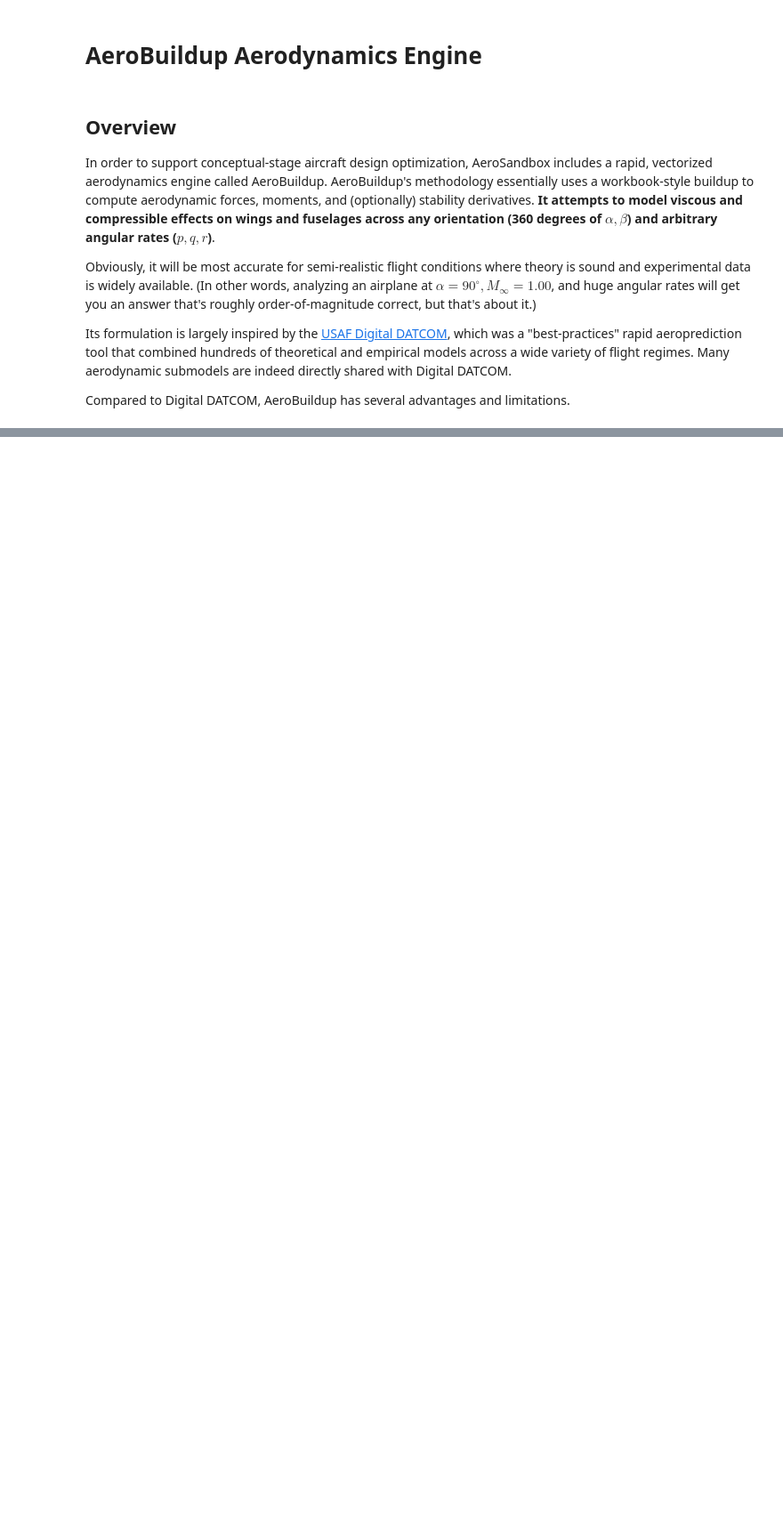
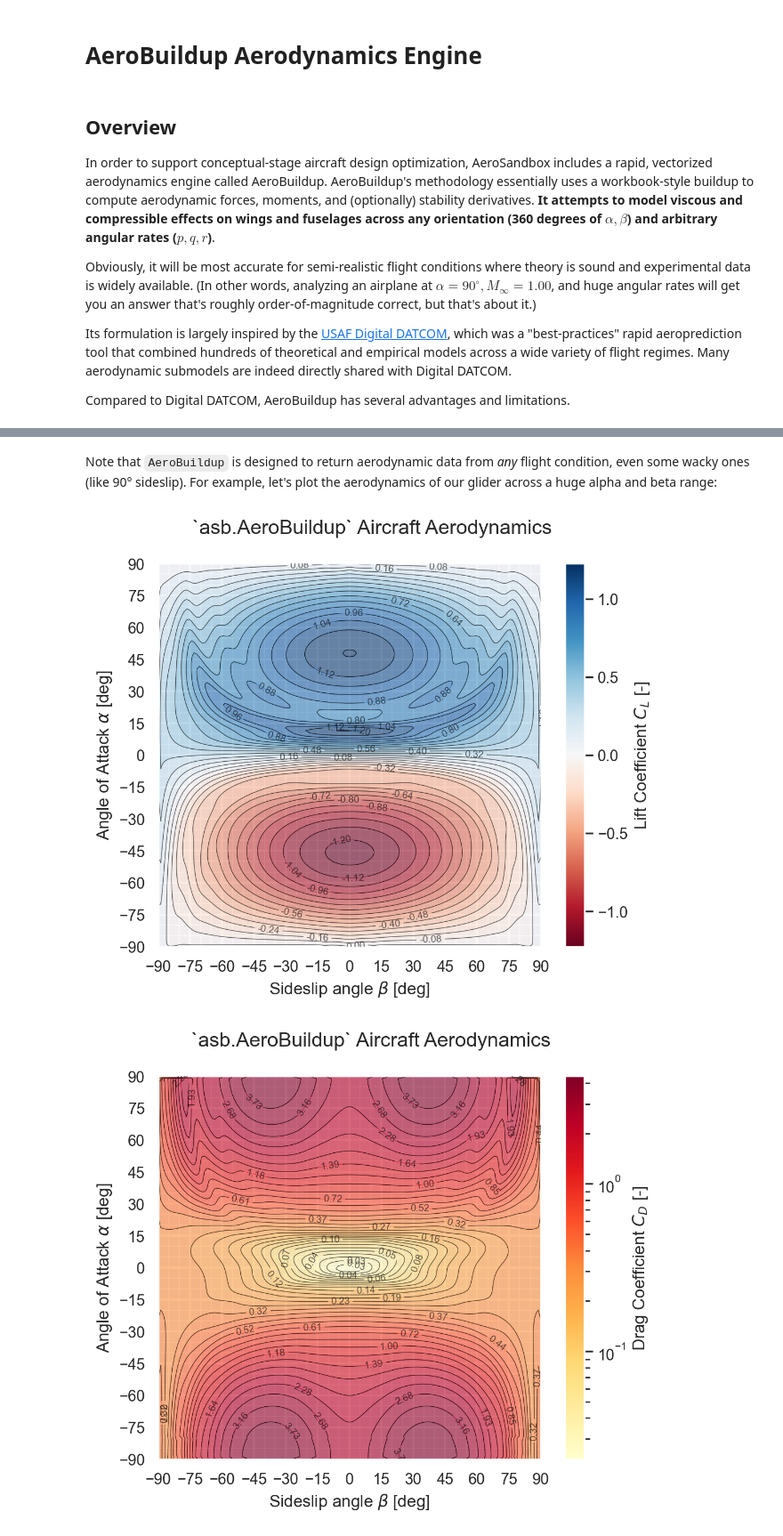
Before and after one commit to peterdsharpe/AeroSandbox, a Jupyter notebook: tutorial/06 - Aerodynamics/01 - AeroSandbox 3D Aerodynamics Tools/03 - AeroBuildup Aerodynamics Engine/01 - AeroBuildup Overview.ipynb, the cells around one changed output, grey strips where cells are left out. Shown at 89% size. Drawn from its saved outputs; the diff is of its cells as text; code cells hidden in the pictures; blank space fills up the shorter version.

```diff
--- a/tutorial/06 - Aerodynamics/01 - AeroSandbox 3D Aerodynamics Tools/03 - AeroBuildup Aerodynamics Engine/01 - AeroBuildup Overview.ipynb
+++ b/tutorial/06 - Aerodynamics/01 - AeroSandbox 3D Aerodynamics Tools/03 - AeroBuildup Aerodynamics Engine/01 - AeroBuildup Overview.ipynb
@@ -14,0 +221,63 @@ Compared to Digital DATCOM, AeroBuildup has several advantages and limitations.
+# %% [markdown]
+Note that `AeroBuildup` is designed to return aerodynamic data from *any* flight condition, even some wacky ones (like 90° sideslip). For example, let's plot the aerodynamics of our glider across a huge alpha and beta range:
+# %%
+Beta, Alpha = np.meshgrid(np.linspace(-90, 90, 150), np.linspace(-90, 90, 150))
+aero = asb.AeroBuildup(
+    airplane=airplane,
+    op_point=asb.OperatingPoint(
+        velocity=10,
+        alpha=Alpha.flatten(),
+        beta=Beta.flatten()
+    ),
+).run()
+
+
+def show():
+    p.set_ticks(15, 5, 15, 5)
+    p.equal()
+    p.show_plot(
+        "`asb.AeroBuildup` Aircraft Aerodynamics",
+        r"Sideslip angle $\beta$ [deg]",
+        r"Angle of Attack $\alpha$ [deg]"
+    )
+
+
+fig, ax = plt.subplots(figsize=(6, 5))
+p.contour(
+    Beta, Alpha, aero["CL"].reshape(Alpha.shape),
+    colorbar_label="Lift Coefficient $C_L$ [-]",
+    linelabels_format=lambda x: f"{x:.2f}",
+    linelabels_fontsize=7,
+    cmap="RdBu",
+    alpha=0.6
+)
+plt.clim(*np.array([-1, 1]) * np.max(np.abs(aero["CL"])))
+show()
+
+fig, ax = plt.subplots(figsize=(6, 5))
+p.contour(
+    Beta, Alpha, aero["CD"].reshape(Alpha.shape),
+    colorbar_label="Drag Coefficient $C_D$ [-]",
+    linelabels_format=lambda x: f"{x:.2f}",
+    linelabels_fontsize=7,
+    z_log_scale=True,
+    cmap="YlOrRd",
+    alpha=0.6
+)
+show()
+
+fig, ax = plt.subplots(figsize=(6, 5))
+p.contour(
+    Beta, Alpha, (aero["CL"] / aero["CD"]).reshape(Alpha.shape),
+    levels=15,
+    colorbar_label="Finesse $C_L / C_D$ [-]",
+    linelabels_format=lambda x: f"{x:.0f}",
+    linelabels_fontsize=7,
+    cmap="RdBu",
+    alpha=0.6
+)
+plt.clim(*np.array([-1, 1]) * np.max(np.abs(aero["CL"] / aero["CD"])))
+show()
+# %% [output]
+[figure, added]
+[figure, added]
```
Also changed, not shown: parts of 24 cells of this notebook.
